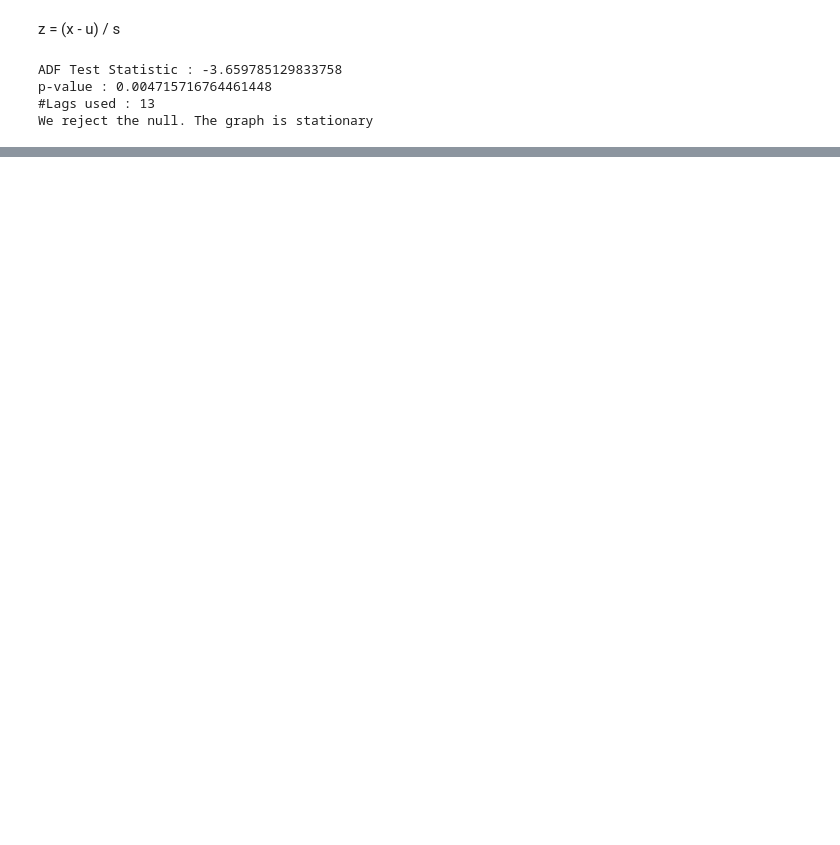
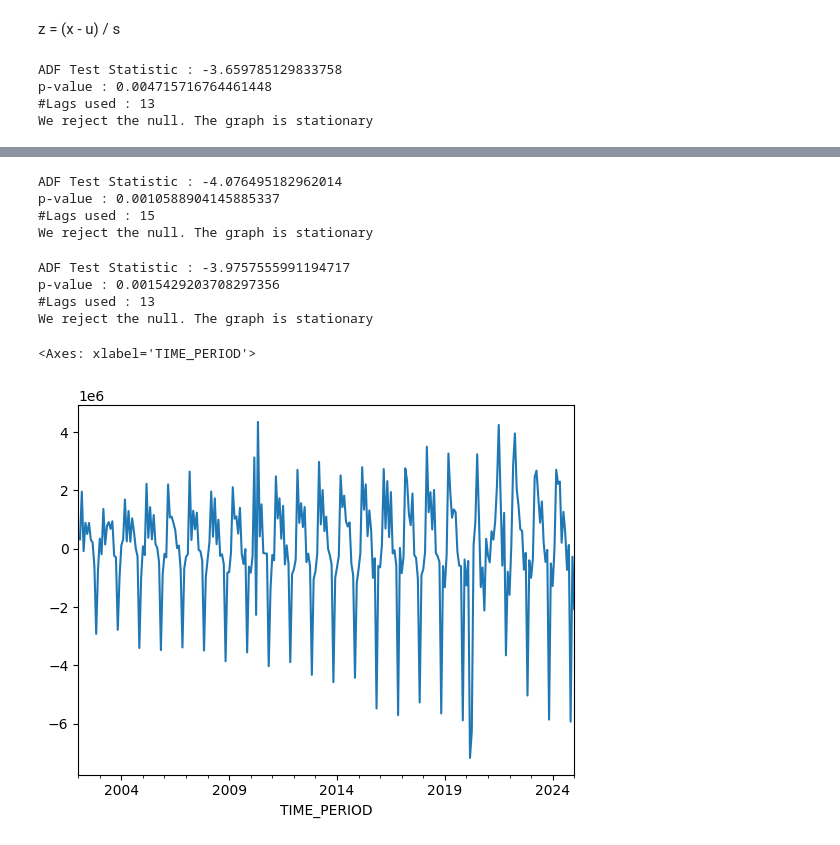
Before and after one commit to Hassan3924/Air-Passenger-Time-Series, a Jupyter notebook: airpassenger.ipynb, the cells around one changed output, grey strips where cells are left out. Cells and saved outputs as stored; diff of their text form; code cells hidden in the pictures; blank space fills up the shorter version.

```diff
--- a/airpassenger.ipynb
+++ b/airpassenger.ipynb
@@ -306,0 +306,2 @@ We reject the null. The graph is stationary
+# %%
+ob_cleaned['Total_Passengers_Twelve_Difference'] = ob_cleaned['Total_Passengers'] - ob_cleaned['Total_Passengers'].shift(12)
@@ -306,0 +331,19 @@ We reject the null. The graph is stationary
+# %%
+adfuller_test(ob_cleaned['Total_Passengers_First_Difference'].dropna())
+# %% [output]
+ADF Test Statistic : -4.076495182962014
+p-value : 0.0010588904145885337
+#Lags used : 15
+We reject the null. The graph is stationary
+# %%
+adfuller_test(ob_cleaned['Total_Passengers_Twelve_Difference'].dropna())
+# %% [output]
+ADF Test Statistic : -3.9757555991194717
+p-value : 0.0015429203708297356
+#Lags used : 13
+We reject the null. The graph is stationary
+# %%
+ob_cleaned['Total_Passengers_First_Difference'].plot()
+# %% [output]
+<Axes: xlabel='TIME_PERIOD'>
+[figure, added]
```
Also changed, not shown: parts of 15 cells of this notebook.
